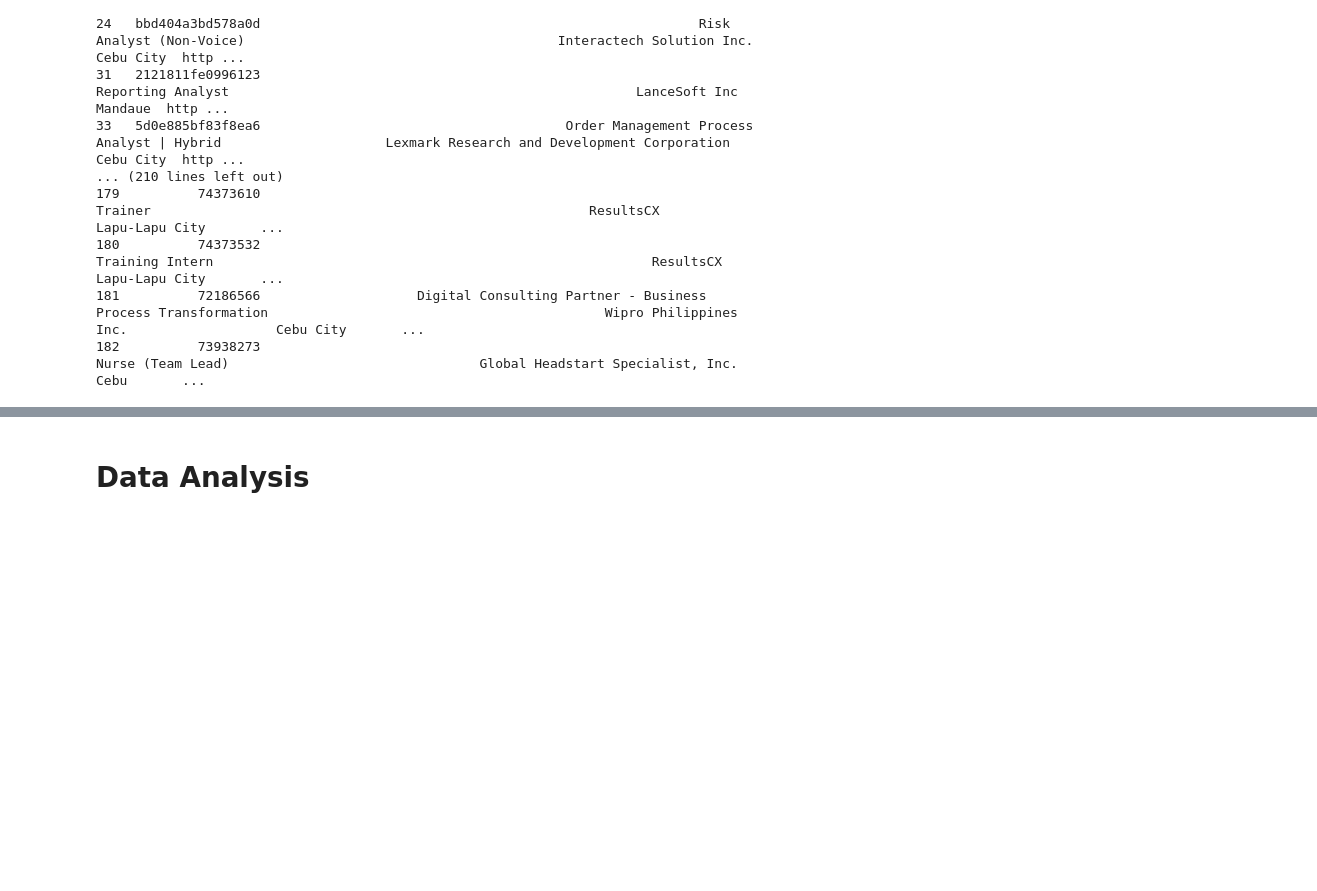
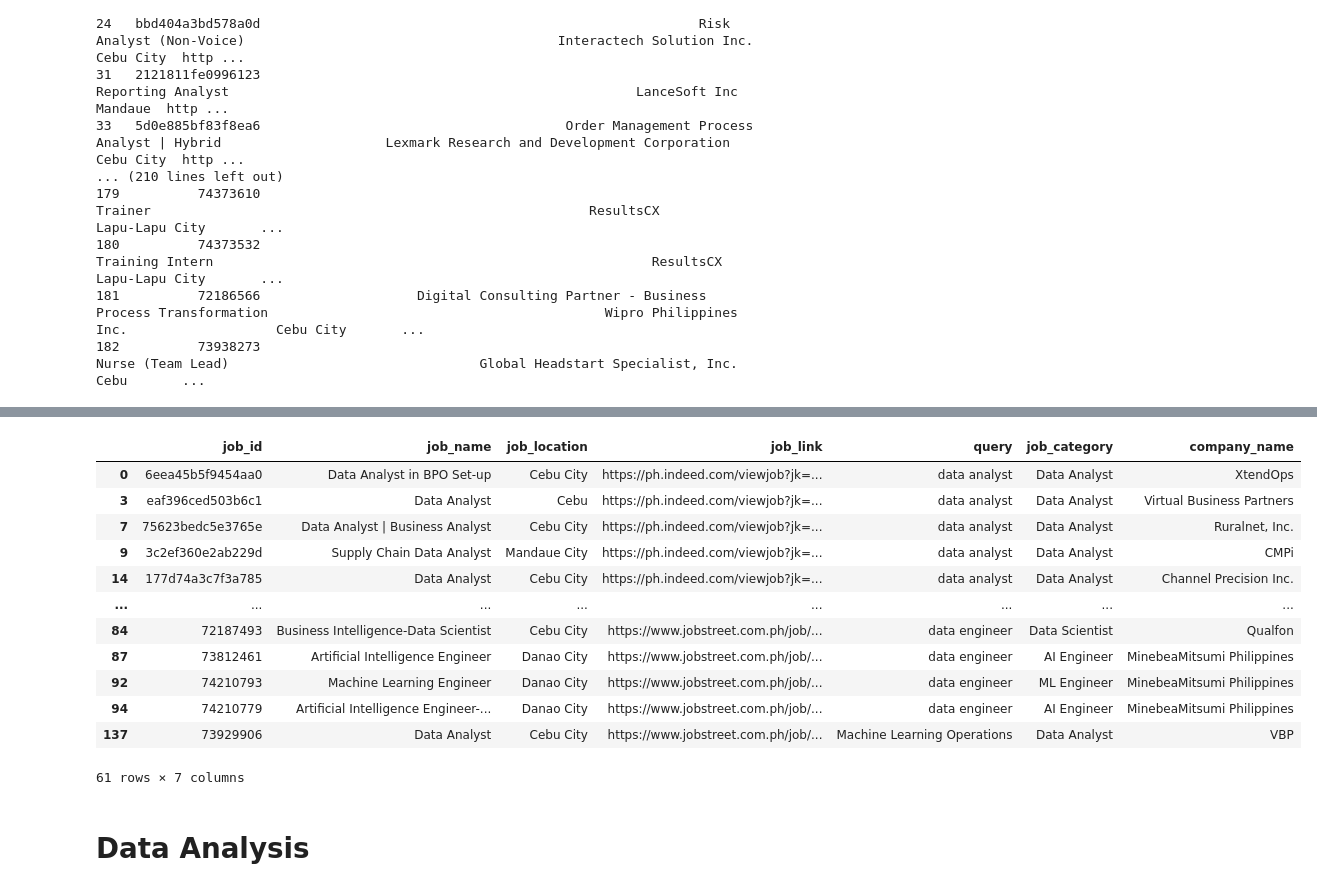
Before and after one commit to blurridge/cebu-data-career-analysis, a Jupyter notebook: cebu-data-career-analysis.ipynb, the cells around one changed output, grey strips where cells are left out. Saved outputs shown, nothing was run; the diff lists cells and outputs as text; code cells hidden in the pictures; blank space fills up the shorter version.

```diff
--- a/cebu-data-career-analysis.ipynb
+++ b/cebu-data-career-analysis.ipynb
@@ -153,3 +153,9 @@ print(dropped_rows.to_string())
 180          74373532                                                                 Training Intern                                                        ResultsCX              Lapu-Lapu City       ...
 181          72186566                    Digital Consulting Partner - Business Process Transformation                                           Wipro Philippines Inc.                   Cebu City       ...
 182          73938273                                                               Nurse (Team Lead)                                Global Headstart Specialist, Inc.                        Cebu       ...
+# %%
+# Deal with companies that have more or less the same name
+
+filtered_jobs_df['normalized_company_name'] = filtered_jobs_df['company_name'].str.lower().str.replace(r'\s+', '', regex=True).str.replace(r'[^\w\s]', '', regex=True)
+norm_to_original = dict(zip(filtered_jobs_df['normalized_company_name'], filtered_jobs_df['company_name']))
+filtered_jobs_df[['company_name', 'normalized_company_name']]
@@ -156,3 +249,21 @@ print(dropped_rows.to_string())
+# %%
+filtered_jobs_df = filtered_jobs_df.drop(['company_name', 'normalized_company_name', 'grouped_company'], axis=1)
+filtered_jobs_df = filtered_jobs_df.rename(columns={"original_group_name": "company_name"})
+filtered_jobs_df
+# %% [output]
+|  | job_id | job_name | job_location | job_link | query | job_category | company_name |
+| 0 | 6eea45b5f9454aa0 | Data Analyst in BPO Set-up | Cebu City | https://ph.indeed.com/viewjob?jk=... | data analyst | Data Analyst | XtendOps |
+| 3 | eaf396ced503b6c1 | Data Analyst | Cebu | https://ph.indeed.com/viewjob?jk=... | data analyst | Data Analyst | Virtual Business Partners |
+| 7 | 75623bedc5e3765e | Data Analyst | Business Analyst | Cebu City | https://ph.indeed.com/viewjob?jk=... | data analyst | Data Analyst | Ruralnet, Inc. |
+| 9 | 3c2ef360e2ab229d | Supply Chain Data Analyst | Mandaue City | https://ph.indeed.com/viewjob?jk=... | data analyst | Data Analyst | CMPi |
+| 14 | 177d74a3c7f3a785 | Data Analyst | Cebu City | https://ph.indeed.com/viewjob?jk=... | data analyst | Data Analyst | Channel Precision Inc. |
+| ... | ... | ... | ... | ... | ... | ... | ... |
+| 84 | 72187493 | Business Intelligence-Data Scientist | Cebu City | https://www.jobstreet.com.ph/job/... | data engineer | Data Scientist | Qualfon |
+| 87 | 73812461 | Artificial Intelligence Engineer | Danao City | https://www.jobstreet.com.ph/job/... | data engineer | AI Engineer | MinebeaMitsumi Philippines |
+| 92 | 74210793 | Machine Learning Engineer | Danao City | https://www.jobstreet.com.ph/job/... | data engineer | ML Engineer | MinebeaMitsumi Philippines |
+| 94 | 74210779 | Artificial Intelligence Engineer-... | Danao City | https://www.jobstreet.com.ph/job/... | data engineer | AI Engineer | MinebeaMitsumi Philippines |
+| 137 | 73929906 | Data Analyst | Cebu City | https://www.jobstreet.com.ph/job/... | Machine Learning Operations | Data Analyst | VBP |
+61 rows × 7 columns
 # %% [markdown]
 # **Data Analysis**
 # %% [markdown]
```
Also changed, not shown: parts of 9 cells of this notebook, 1 other file.
